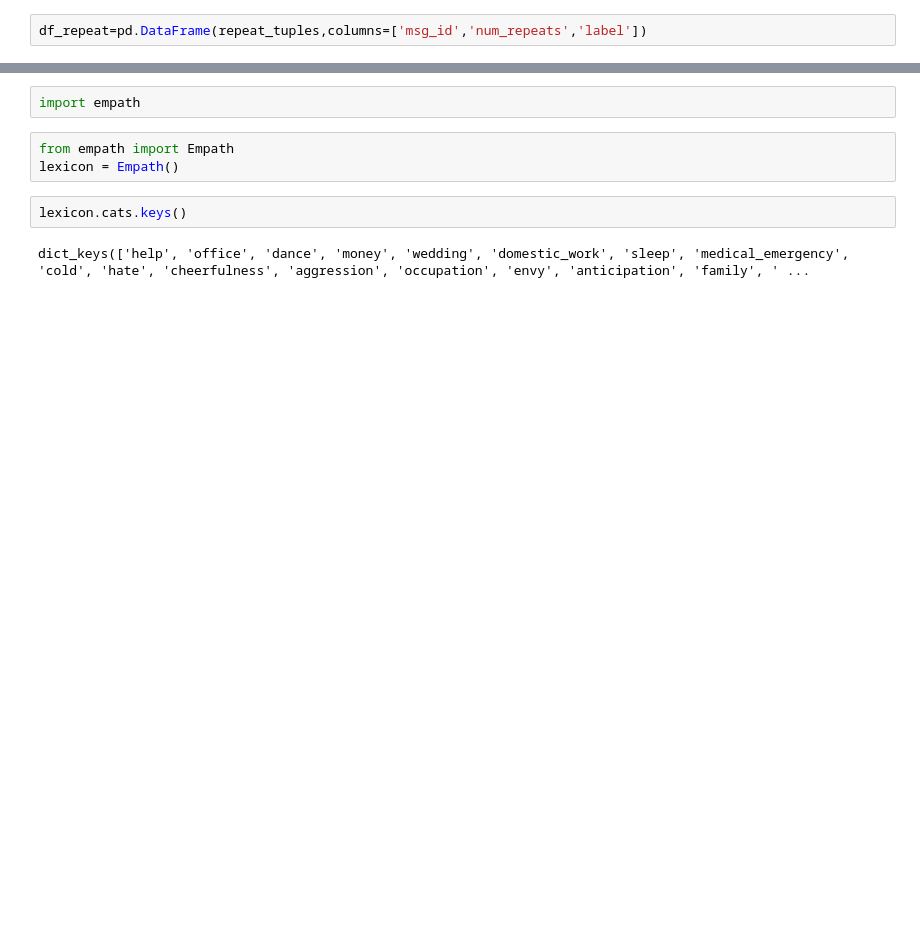
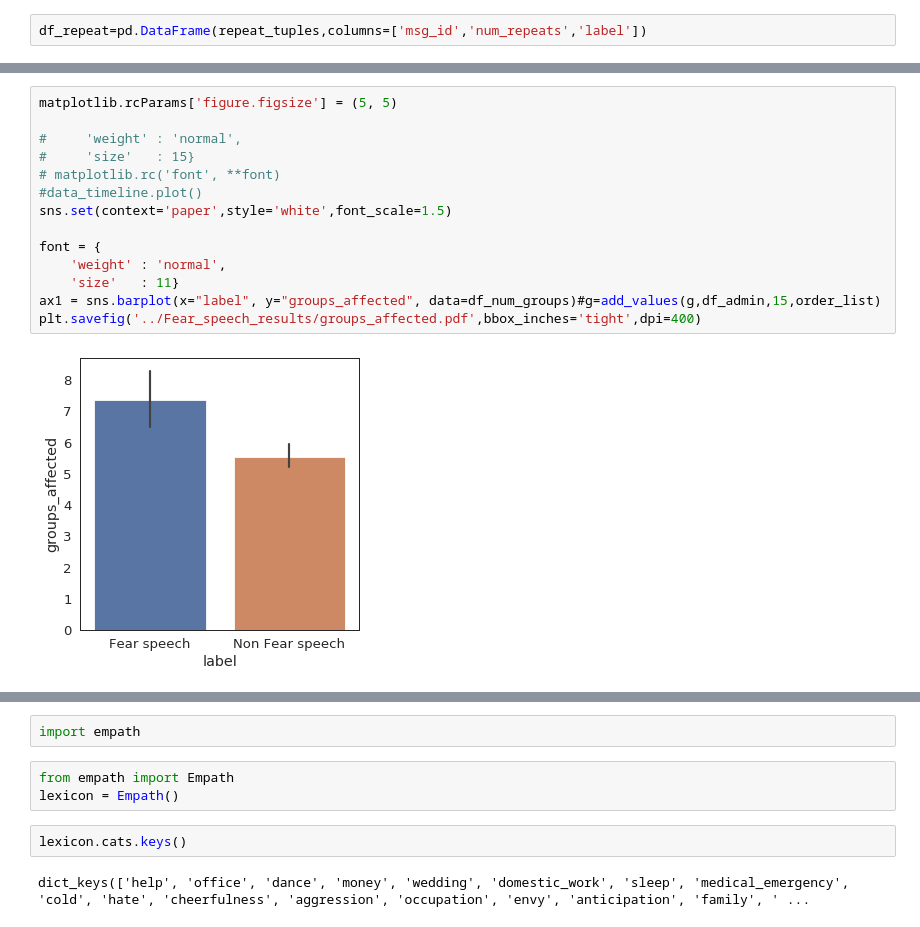
Before and after one commit to hate-alert/Fear-speech-analysis, a Jupyter notebook: Data_stats.ipynb, the cells around one changed output, grey strips where cells are left out. Saved outputs shown, nothing was run; the diff lists cells and outputs as text; blank space fills up the shorter version.

```diff
--- a/Data_stats.ipynb
+++ b/Data_stats.ipynb
@@ -215,0 +410,16 @@ ax1 = sns.barplot(x="label", y="groups affected", data=df_num_groups)
+# %%
+matplotlib.rcParams['figure.figsize'] = (5, 5)
+
+#     'weight' : 'normal',
+#     'size'   : 15}
+# matplotlib.rc('font', **font)
+#data_timeline.plot()
+sns.set(context='paper',style='white',font_scale=1.5)
+
+font = {
+    'weight' : 'normal',
+    'size'   : 11}
+ax1 = sns.barplot(x="label", y="groups_affected", data=df_num_groups)#g=add_values(g,df_admin,15,order_list)
+plt.savefig('../Fear_speech_results/groups_affected.pdf',bbox_inches='tight',dpi=400)
+# %% [output]
+[figure, added]
```
Also changed, not shown: parts of 43 cells of this notebook, 17 other files.
